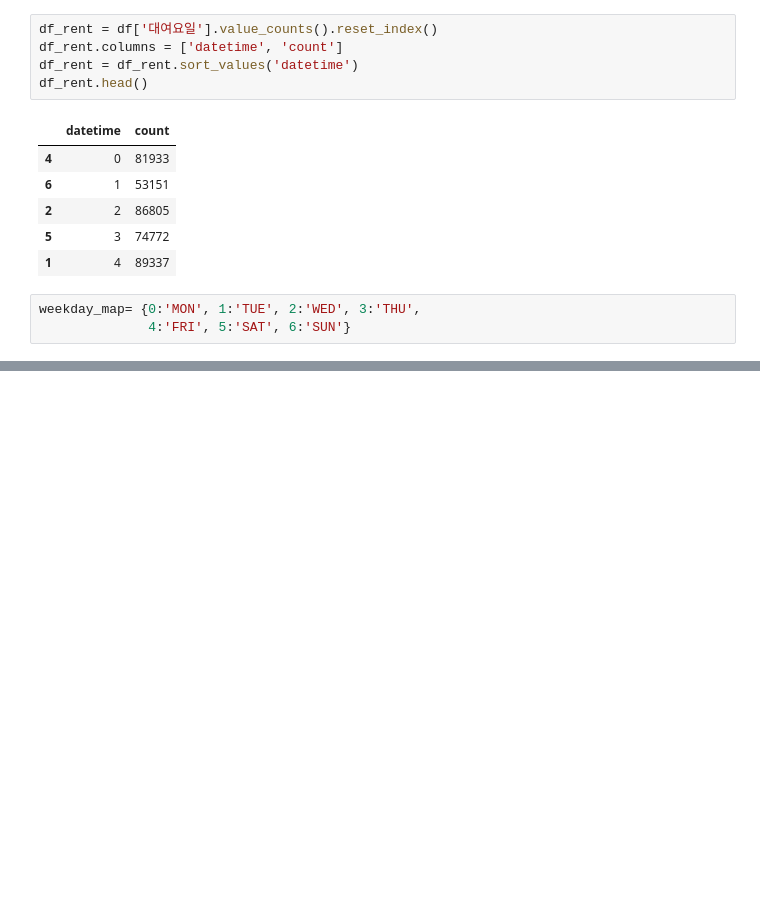
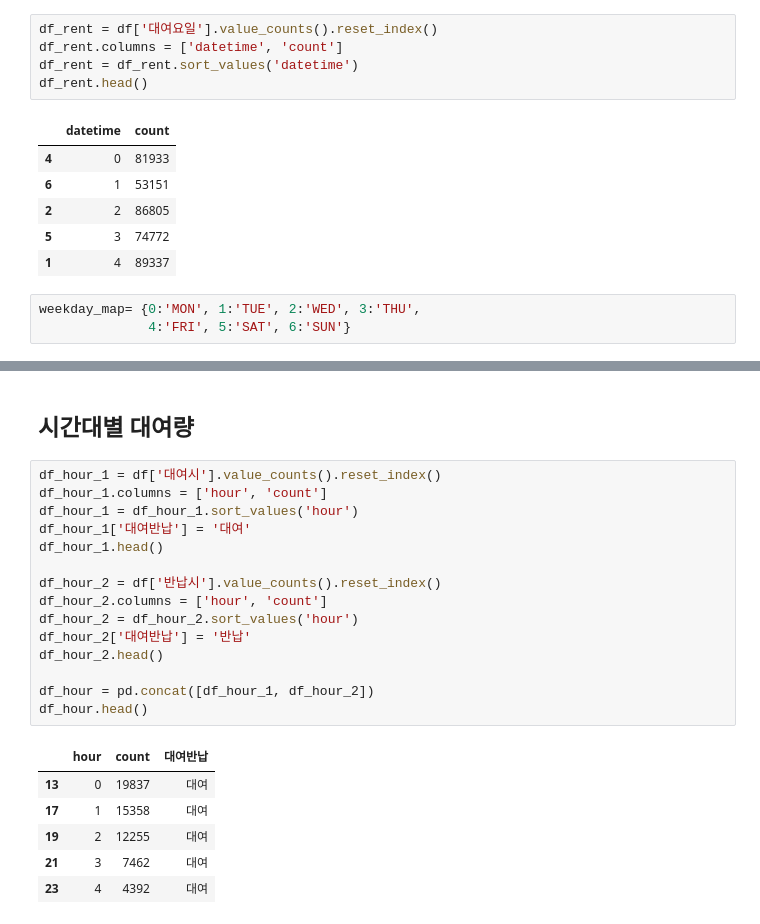
Before and after one commit to corazzon/OpenDataWrangling, a Jupyter notebook: seoul-bike-01.ipynb, the cells around one changed output, grey strips where cells are left out. Drawn from its saved outputs; the diff is of its cells as text; blank space fills up the shorter version.

```diff
--- a/seoul-bike-01.ipynb
+++ b/seoul-bike-01.ipynb
@@ -318,0 +319,24 @@ weekday_map= {0:'MON', 1:'TUE', 2:'WED', 3:'THU',
+# %% [markdown]
+## 시간대별 대여량
+# %%
+df_hour_1 = df['대여시'].value_counts().reset_index()
+df_hour_1.columns = ['hour', 'count']
+df_hour_1 = df_hour_1.sort_values('hour')
+df_hour_1['대여반납'] = '대여'
+df_hour_1.head()
+
+df_hour_2 = df['반납시'].value_counts().reset_index()
+df_hour_2.columns = ['hour', 'count']
+df_hour_2 = df_hour_2.sort_values('hour')
+df_hour_2['대여반납'] = '반납'
+df_hour_2.head()
+
+df_hour = pd.concat([df_hour_1, df_hour_2])
+df_hour.head()
+# %% [output]
+|  | hour | count | 대여반납 |
+| 13 | 0 | 19837 | 대여 |
+| 17 | 1 | 15358 | 대여 |
+| 19 | 2 | 12255 | 대여 |
+| 21 | 3 | 7462 | 대여 |
+| 23 | 4 | 4392 | 대여 |
```
Also changed, not shown: parts of 3 cells of this notebook.
